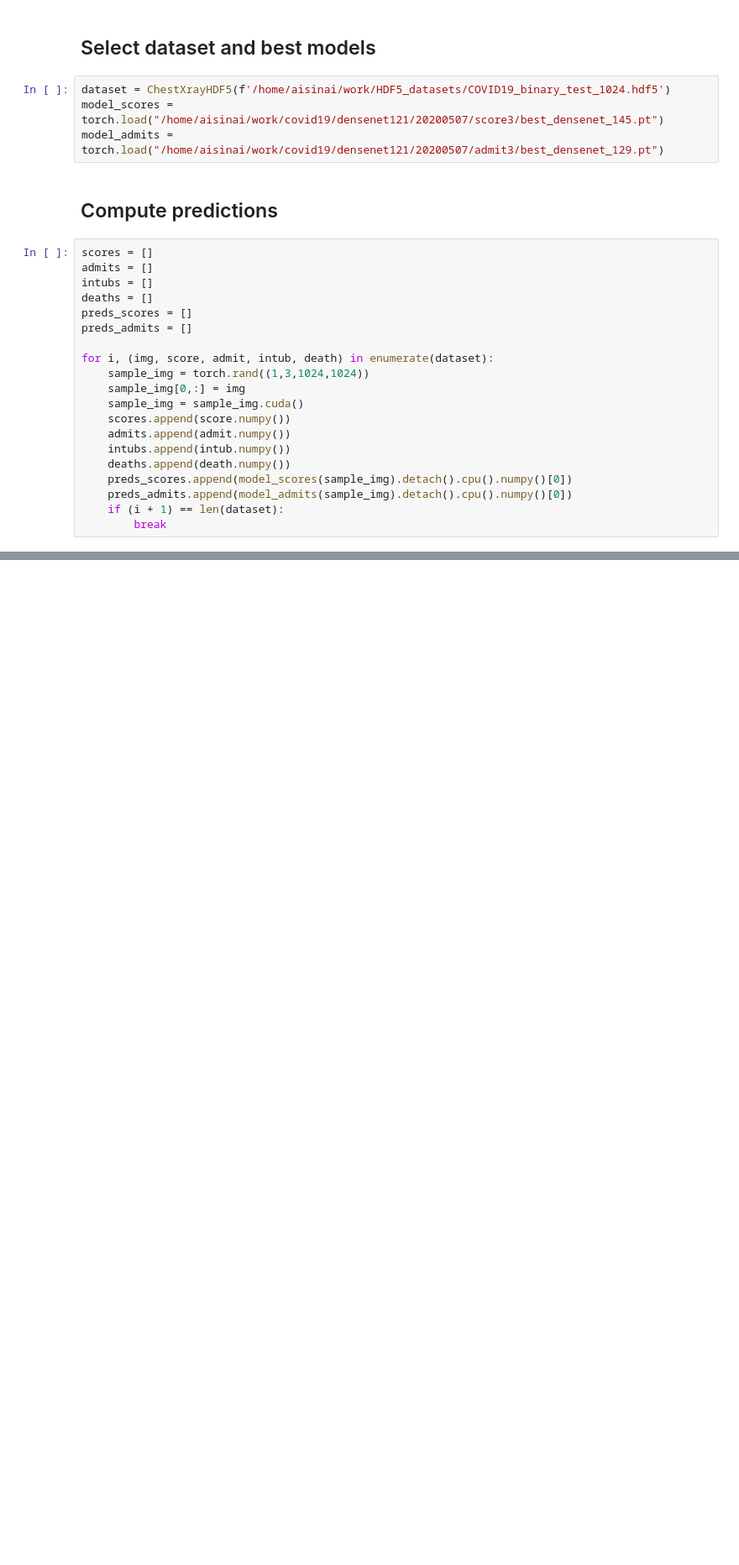
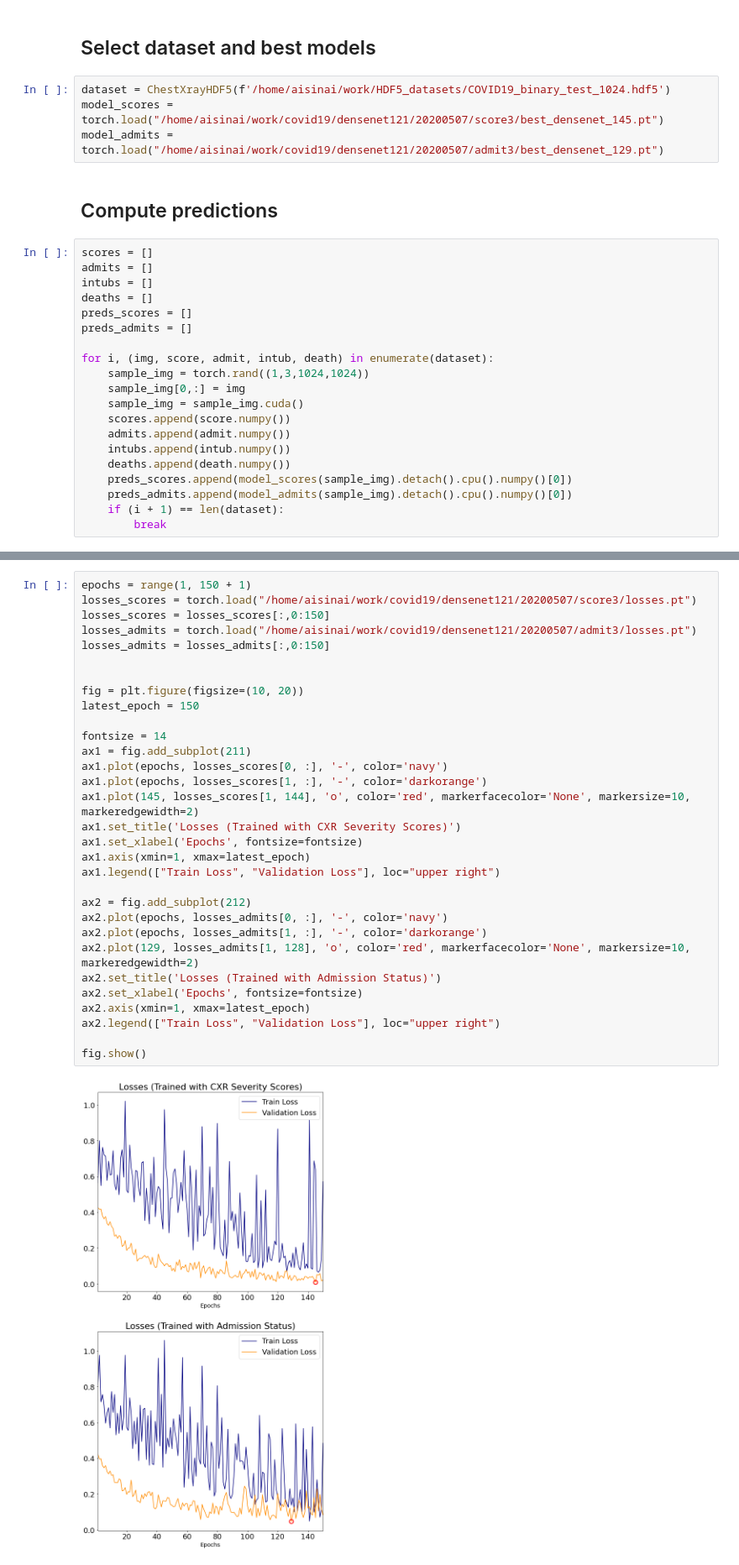
Before and after one commit to aisinai/covid19_cxr, a Jupyter notebook: test_model.ipynb, the cells around one changed output, grey strips where cells are left out. Shown at 84% size. Saved outputs shown, nothing was run; the diff lists cells and outputs as text; blank space fills up the shorter version.

```diff
--- a/test_model.ipynb
+++ b/test_model.ipynb
@@ -127,0 +276,33 @@ fig.show()
+# %%
+epochs = range(1, 150 + 1)
+losses_scores = torch.load("/home/aisinai/work/covid19/densenet121/20200507/score3/losses.pt")
+losses_scores = losses_scores[:,0:150]
+losses_admits = torch.load("/home/aisinai/work/covid19/densenet121/20200507/admit3/losses.pt")
+losses_admits = losses_admits[:,0:150]
+
+
+fig = plt.figure(figsize=(10, 20))
+latest_epoch = 150
+
+fontsize = 14
+ax1 = fig.add_subplot(211)
+ax1.plot(epochs, losses_scores[0, :], '-', color='navy')
+ax1.plot(epochs, losses_scores[1, :], '-', color='darkorange')
+ax1.plot(145, losses_scores[1, 144], 'o', color='red', markerfacecolor='None', markersize=10, markeredgewidth=2)
+ax1.set_title('Losses (Trained with CXR Severity Scores)')
+ax1.set_xlabel('Epochs', fontsize=fontsize)
+ax1.axis(xmin=1, xmax=latest_epoch)
+ax1.legend(["Train Loss", "Validation Loss"], loc="upper right")
+
+ax2 = fig.add_subplot(212)
+ax2.plot(epochs, losses_admits[0, :], '-', color='navy')
+ax2.plot(epochs, losses_admits[1, :], '-', color='darkorange')
+ax2.plot(129, losses_admits[1, 128], 'o', color='red', markerfacecolor='None', markersize=10, markeredgewidth=2)
+ax2.set_title('Losses (Trained with Admission Status)')
+ax2.set_xlabel('Epochs', fontsize=fontsize)
+ax2.axis(xmin=1, xmax=latest_epoch)
+ax2.legend(["Train Loss", "Validation Loss"], loc="upper right")
+
+fig.show()
+# %% [output]
+[figure, added]
```
Also changed, not shown: parts of 7 cells of this notebook, 11 other files.
